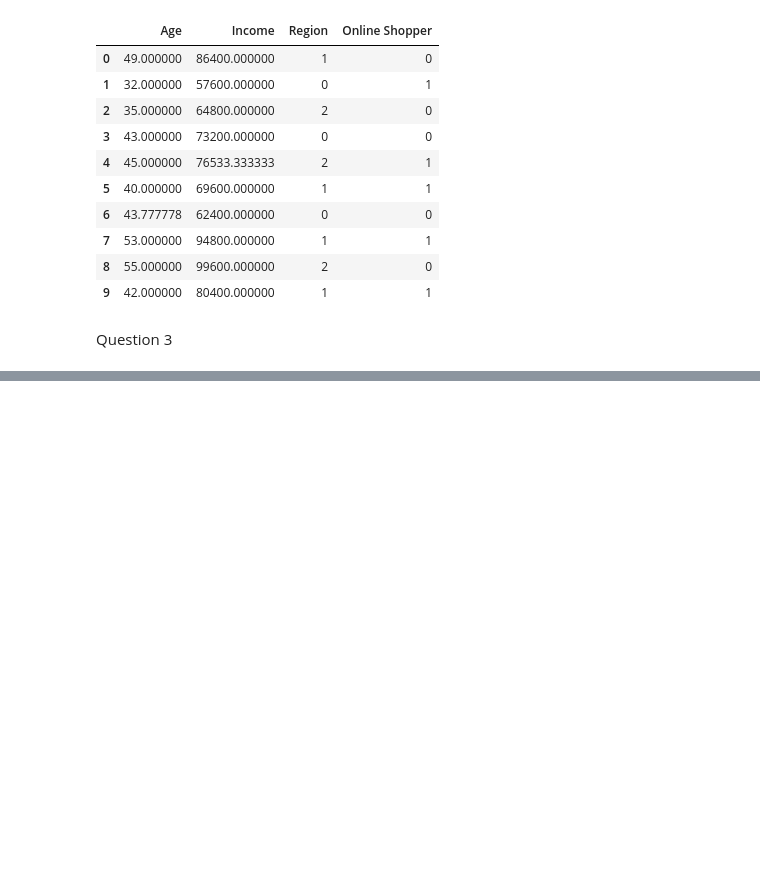
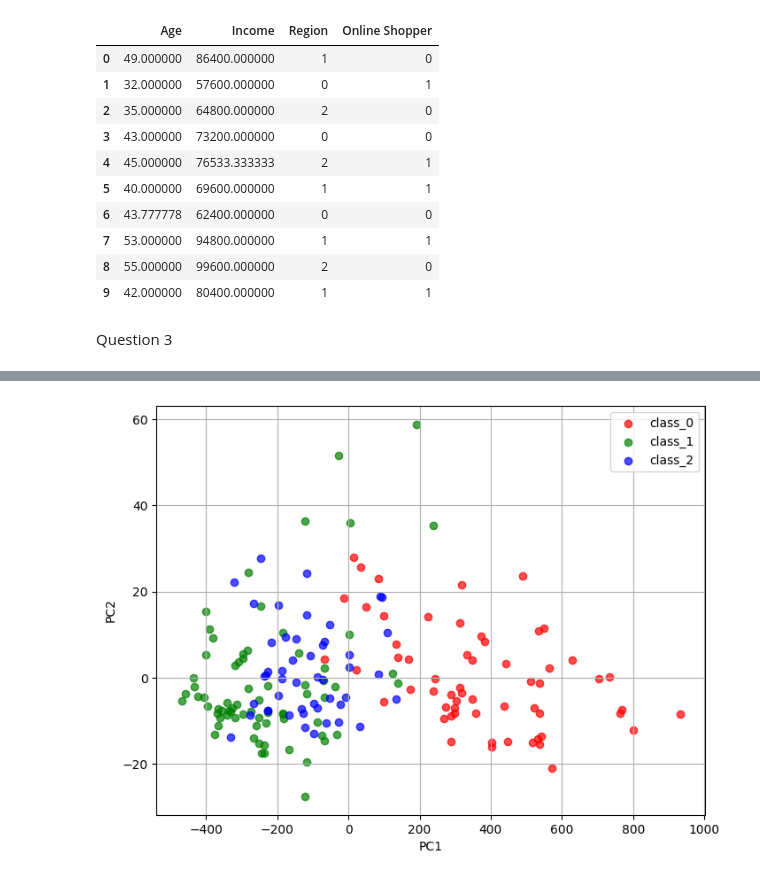
Before and after one commit to AxterDoesCode/DataMining, a Jupyter notebook: Assignment1.ipynb, the cells around one changed output, grey strips where cells are left out. Saved outputs shown, nothing was run; the diff lists cells and outputs as text; code cells hidden in the pictures; blank space fills up the shorter version.

```diff
--- a/Assignment1.ipynb
+++ b/Assignment1.ipynb
@@ -145,0 +187,26 @@ Question 3
+# %%
+from sklearn.decomposition import PCA
+import matplotlib.pyplot as plt
+
+wine = load_wine()
+wdf = pd.DataFrame(wine.data, columns=wine.feature_names)
+
+numComponents = 2
+pca = PCA(n_components=numComponents)
+pca.fit(wdf)
+principal_components = pca.fit_transform(wdf)
+principal_df = pd.DataFrame(data=principal_components, columns=['PC1', 'PC2'])
+principal_df['target'] = wine.target
+
+colors = ['r', 'g', 'b']
+plt.figure(figsize=(8, 6))
+for target, color in zip(wine.target_names, colors):
+    subset = principal_df[principal_df['target'] == wine.target_names.tolist().index(target)]
+    plt.scatter(subset['PC1'], subset['PC2'], c=color, label=target, alpha=0.7)
+
+plt.xlabel('PC1')
+plt.ylabel('PC2')
+plt.legend()
+plt.grid(True)
+# %% [output]
+[figure, added]
```
Also changed, not shown: parts of 9 cells of this notebook.
